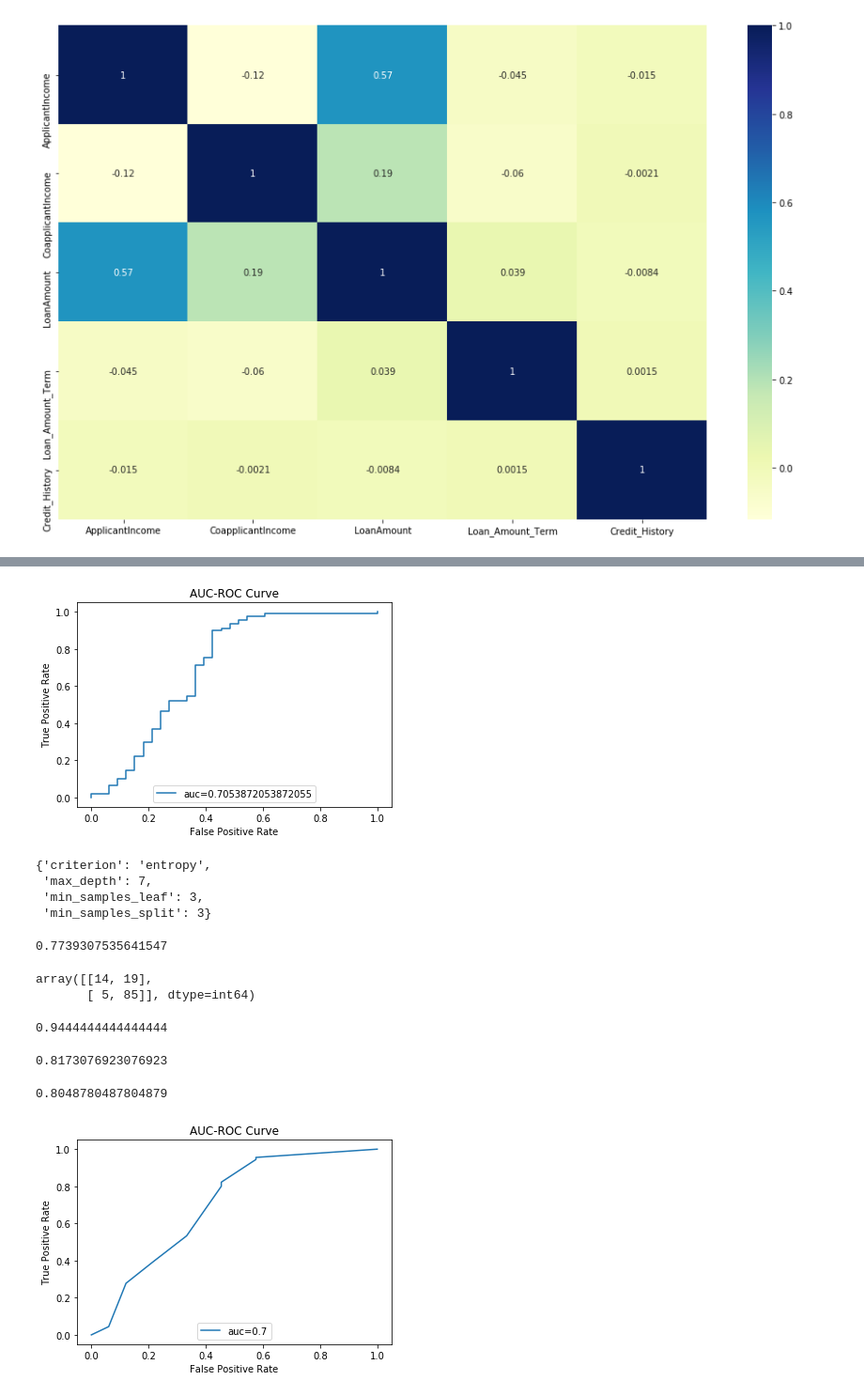
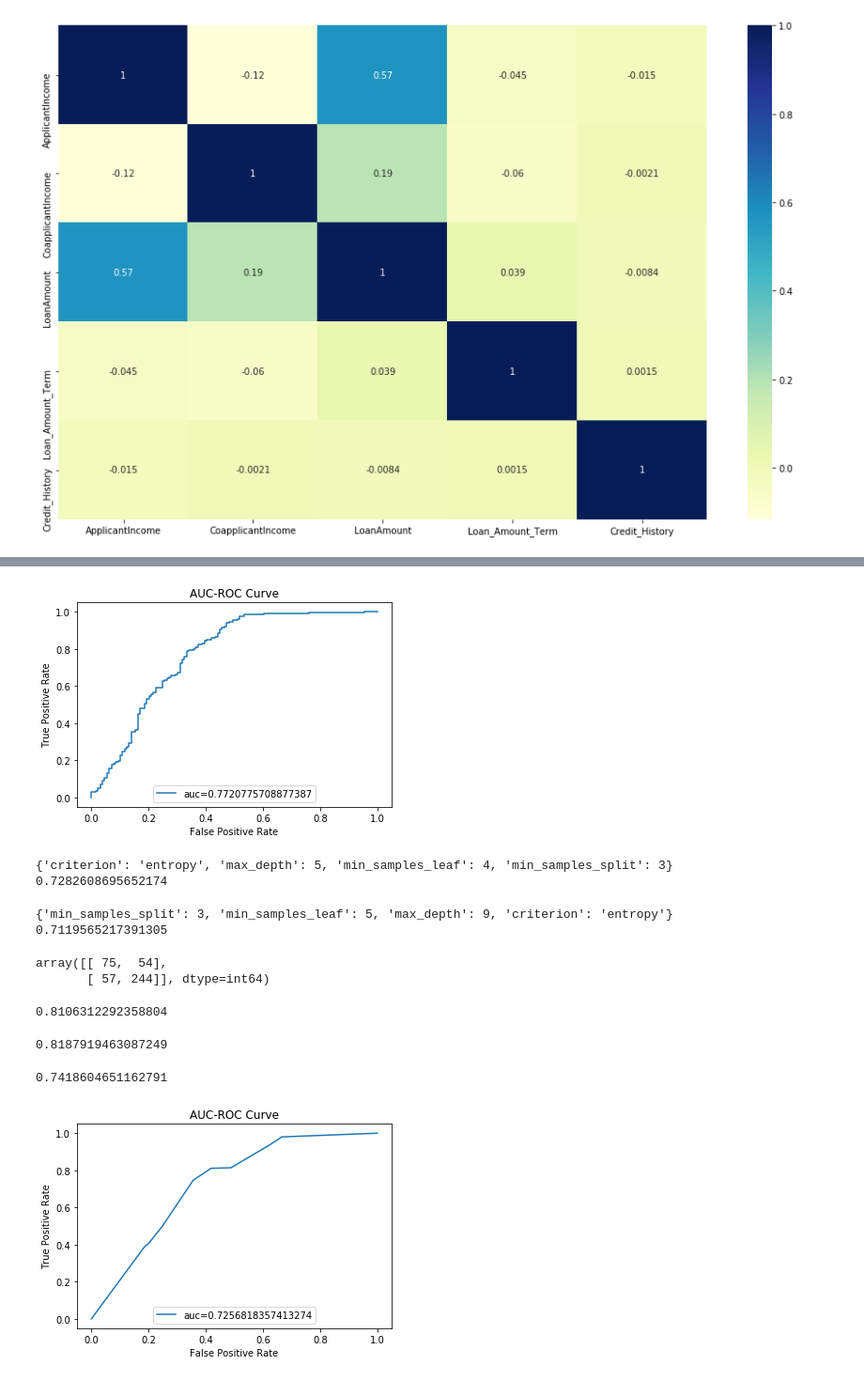
Before and after one commit to avinash5628/Loan-Predection, a Jupyter notebook: loan prediction.ipynb, the cells around one changed output, grey strips where cells are left out. Shown at 94% size. Drawn from its saved outputs; the diff is of its cells as text; code cells hidden in the pictures.

```diff
--- a/loan prediction.ipynb
+++ b/loan prediction.ipynb
@@ -146,8 +171,8 @@ x_test=min_max.transform(x_test[['CoapplicantIncome','LoanAmount','Loan_Amount_T
 # %%
 from sklearn.linear_model import LogisticRegression
 log_reg=LogisticRegression()
-log_reg.fit(x_train,y_train)
-y_pred=log_reg.predict(x_test)
+log_reg.fit(X_train,y_train)
+y_pred=log_reg.predict(X_test)
 # %%
 from sklearn.metrics import confusion_matrix,accuracy_score,precision_score,recall_score,roc_auc_score,roc_curve
 
@@ -174,5 +199,5 @@ recall
 # %%
-y_pred_proba=log_reg.predict_proba(x_test)[::,1]
+y_pred_proba=log_reg.predict_proba(X_test)[::,1]
 
 fpr,tpr,thresholds=roc_curve(y_test,y_pred_proba)
 
@@ -185,7 +210,7 @@ plt.title('AUC-ROC Curve')
 plt.legend(loc=8)
 plt.show()
 # %% [output]
-[figure, old version]
+[figure, new version]
 # %%
 from sklearn.model_selection import KFold
 kf=KFold(n_splits=3)
@@ -211,67 +236,66 @@ tree
 
 gd_cv=GridSearchCV(estimator=tree,param_grid=parmeter,cv=5)
 
-gd_cv.fit(x_train,y_train)
+gd_cv.fit(X_train,y_train)
 
-gd_cv.best_params_
+print(gd_cv.best_params_)
 
-#gd_cv.best_score_
+print(gd_cv.best_score_)
 # %% [output]
-{'criterion': 'entropy',
- 'max_depth': 7,
- 'min_samples_leaf': 3,
- 'min_samples_split': 3}
+{'criterion': 'entropy', 'max_depth': 5, 'min_samples_leaf': 4, 'min_samples_split': 3}
+0.7282608695652174
 # %%
 rd_cv=RandomizedSearchCV(estimator=tree,param_distributions=parmeter,cv=5, n_iter=10)
 
-rd_cv.fit(x_train,y_train)
+rd_cv.fit(X_train,y_train)
 
-rd_cv.best_params_
+print(rd_cv.best_params_)
 
-rd_cv.best_score_
+print(rd_cv.best_score_)
 # %% [output]
-0.7739307535641547
+{'min_samples_split': 3, 'min_samples_leaf': 5, 'max_depth': 9, 'criterion': 'entropy'}
+0.7119565217391305
 # %%
 tree=DecisionTreeClassifier(criterion='entropy',random_state=42,max_depth=7,min_samples_split=3,min_samples_leaf=3)
-tree.fit(x_train,y_train)
-y_pred=tree.predict(x_test)
+tree.fit(X_train,y_train)
+y_pred1=tree.predict(X_test)
 # %%
 from sklearn.metrics import confusion_matrix,accuracy_score,precision_score,recall_score,roc_auc_score,roc_curve
-confusion_matrix=confusion_matrix(y_test,y_pred)
+confusion_matrix=confusion_matrix(y_test,y_pred1)
 confusion_matrix
 # %% [output]
-array([[14, 19],
-       [ 5, 85]], dtype=int64)
+array([[ 75,  54],
+       [ 57, 244]], dtype=int64)
 # %%
-recall=recall_score(y_test,y_pred)
+recall=recall_score(y_test,y_pred1)
 recall
 # %% [output]
-0.9444444444444444
+0.8106312292358804
 # %%
-prec=precision_score(y_test,y_pred)
+prec=precision_score(y_test,y_pred1)
 prec
 # %% [output]
-0.8173076923076923
+0.8187919463087249
 # %%
-accuracy=accuracy_score(y_test,y_pred)
+accuracy=accuracy_score(y_test,y_pred1)
 accuracy
 # %% [output]
-0.8048780487804879
+0.7418604651162791
 # %%
-y_pred_proba_1=tree.predict_proba(x_test)[::,1]
+y_pred_proba_1=tree.predict_proba(X_test)[::,1]
 
 
 fpr,tpr,thresholds=roc_curve(y_test,y_pred_proba_1)
 
 auc = roc_auc_score(y_test, y_pred_proba_1)
 
 plt.plot(fpr,tpr,label="auc="+str(auc))
 plt.xlabel('False Positive Rate')
 plt.ylabel('True Positive Rate')
 plt.title('AUC-ROC Curve')
 plt.legend(loc=8)
 plt.show()
 # %% [output]
-[figure, old version]
+[figure, new version]
 # %%
 fpr,tpr,thresholds
```
Also changed, not shown: parts of 38 cells of this notebook.
